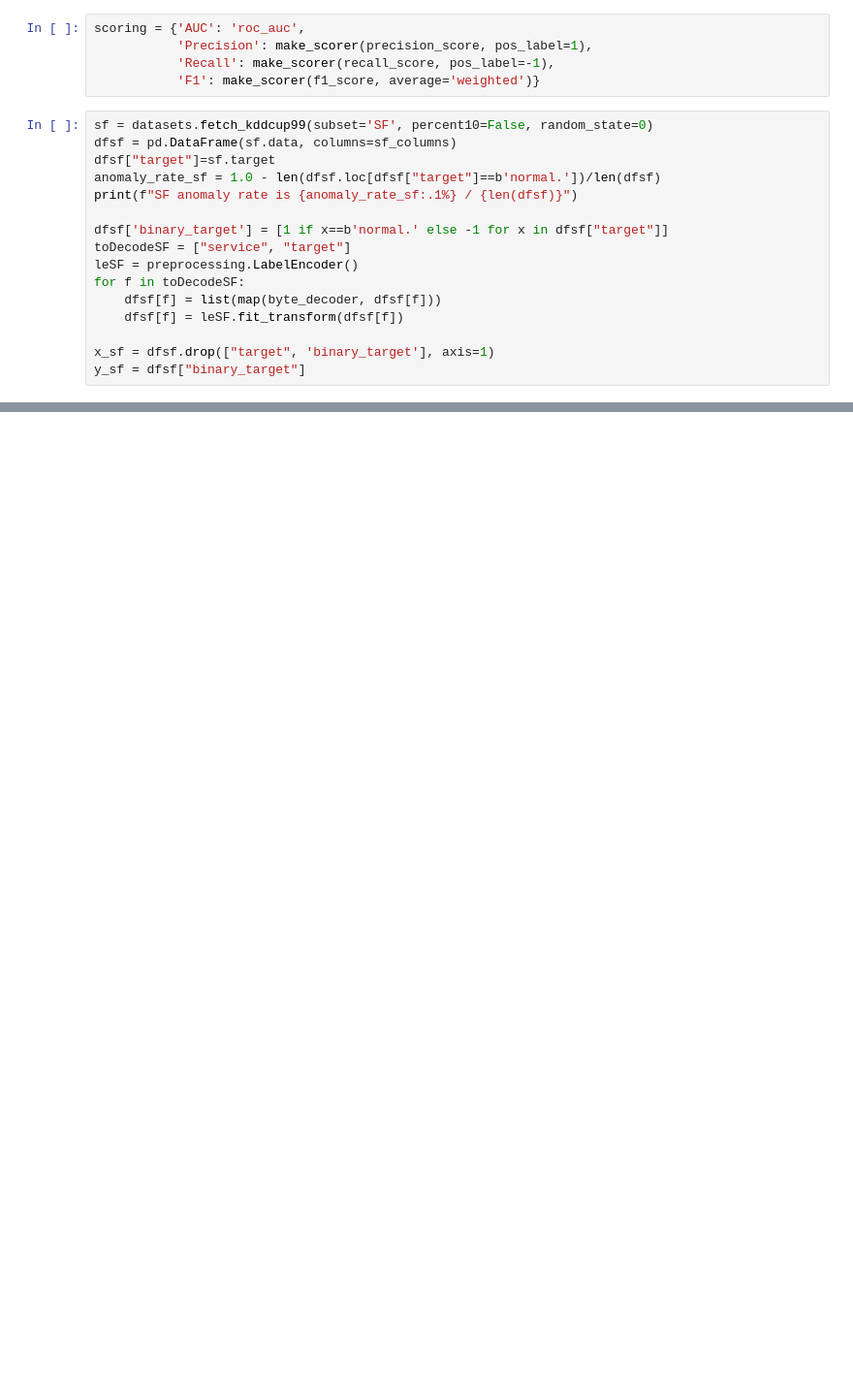
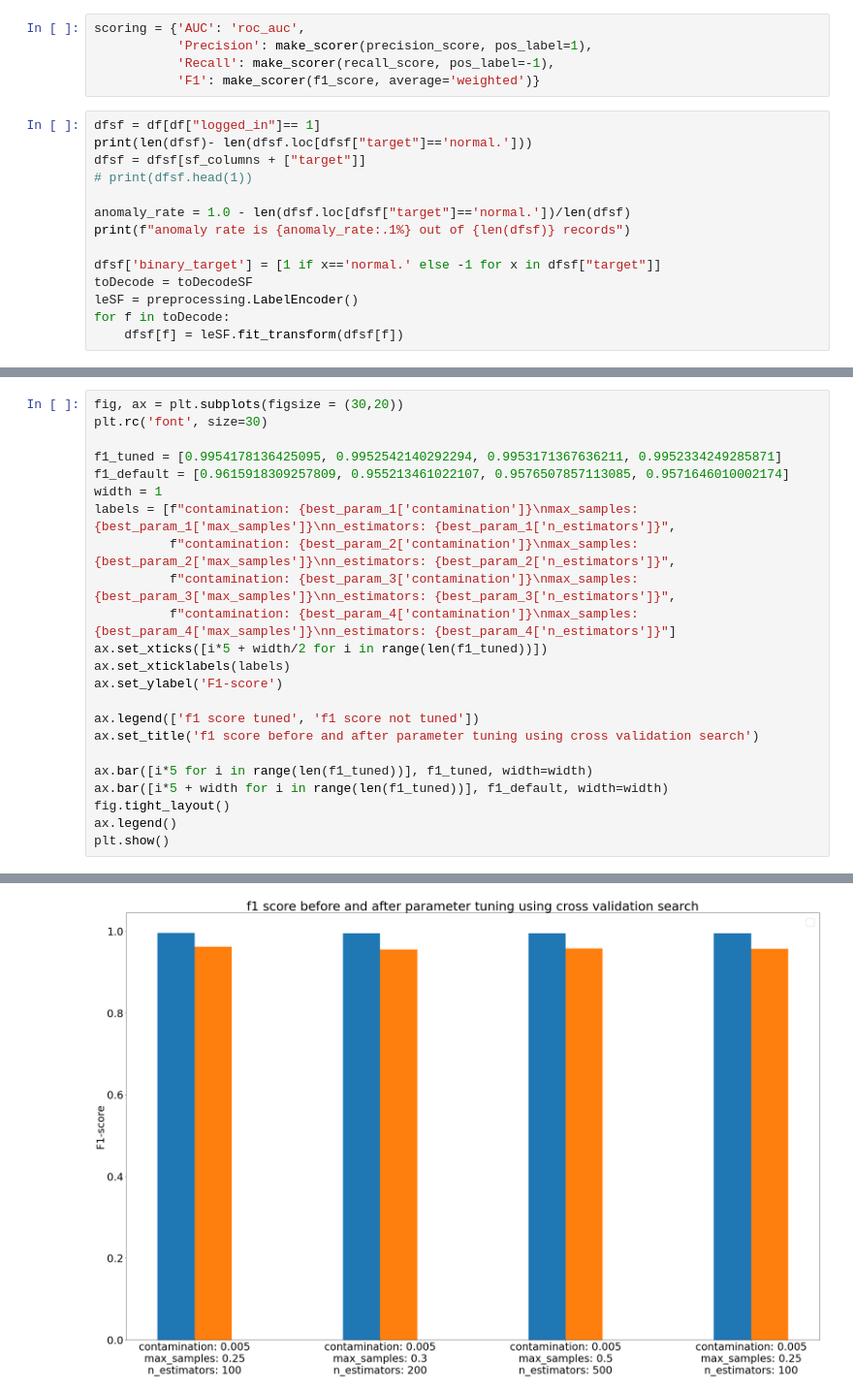
Before and after one commit to Thanhphan1147/kddcup_benchmark, a Jupyter notebook: notebook/Trainning configuration for Isolation Forest.ipynb, the cells around one changed output, grey strips where cells are left out. Shown at 97% size. Saved outputs shown, nothing was run; the diff lists cells and outputs as text; blank space fills up the shorter version.

Commit message:
isolation forest param tuning

```diff
--- a/notebook/Trainning configuration for Isolation Forest.ipynb
+++ b/notebook/Trainning configuration for Isolation Forest.ipynb
@@ -11,18 +42,16 @@ scoring = {'AUC': 'roc_auc',
            'Recall': make_scorer(recall_score, pos_label=-1),
            'F1': make_scorer(f1_score, average='weighted')}
 # %%
-sf = datasets.fetch_kddcup99(subset='SF', percent10=False, random_state=0)
-dfsf = pd.DataFrame(sf.data, columns=sf_columns)
-dfsf["target"]=sf.target
-anomaly_rate_sf = 1.0 - len(dfsf.loc[dfsf["target"]==b'normal.'])/len(dfsf)
-print(f"SF anomaly rate is {anomaly_rate_sf:.1%} / {len(dfsf)}")
+dfsf = df[df["logged_in"]== 1]
+print(len(dfsf)- len(dfsf.loc[dfsf["target"]=='normal.']))
+dfsf = dfsf[sf_columns + ["target"]]
+# print(dfsf.head(1))
 
-dfsf['binary_target'] = [1 if x==b'normal.' else -1 for x in dfsf["target"]]
-toDecodeSF = ["service", "target"]
+anomaly_rate = 1.0 - len(dfsf.loc[dfsf["target"]=='normal.'])/len(dfsf)
+print(f"anomaly rate is {anomaly_rate:.1%} out of {len(dfsf)} records")
+
+dfsf['binary_target'] = [1 if x=='normal.' else -1 for x in dfsf["target"]]
+toDecode = toDecodeSF
 leSF = preprocessing.LabelEncoder()
-for f in toDecodeSF:
-    dfsf[f] = list(map(byte_decoder, dfsf[f]))
+for f in toDecode:
     dfsf[f] = leSF.fit_transform(dfsf[f])
-
-x_sf = dfsf.drop(["target", 'binary_target'], axis=1)
-y_sf = dfsf["binary_target"]
@@ -28,0 +212,24 @@ y_sf = dfsf["binary_target"]
+# %%
+fig, ax = plt.subplots(figsize = (30,20))
+plt.rc('font', size=30)
+
+f1_tuned = [0.9954178136425095, 0.9952542140292294, 0.9953171367636211, 0.9952334249285871]
+f1_default = [0.9615918309257809, 0.955213461022107, 0.9576507857113085, 0.9571646010002174]
+width = 1
+labels = [f"contamination: {best_param_1['contamination']}\nmax_samples: {best_param_1['max_samples']}\nn_estimators: {best_param_1['n_estimators']}",
+          f"contamination: {best_param_2['contamination']}\nmax_samples: {best_param_2['max_samples']}\nn_estimators: {best_param_2['n_estimators']}",
+          f"contamination: {best_param_3['contamination']}\nmax_samples: {best_param_3['max_samples']}\nn_estimators: {best_param_3['n_estimators']}",
+          f"contamination: {best_param_4['contamination']}\nmax_samples: {best_param_4['max_samples']}\nn_estimators: {best_param_4['n_estimators']}"]
+ax.set_xticks([i*5 + width/2 for i in range(len(f1_tuned))])
+ax.set_xticklabels(labels)
+ax.set_ylabel('F1-score')
+
+ax.legend(['f1 score tuned', 'f1 score not tuned'])
+ax.set_title('f1 score before and after parameter tuning using cross validation search')
+
+ax.bar([i*5 for i in range(len(f1_tuned))], f1_tuned, width=width)
+ax.bar([i*5 + width for i in range(len(f1_tuned))], f1_default, width=width)
+fig.tight_layout()
+ax.legend()
+plt.show()
+# %% [output]
@@ -29 +237,2 @@ y_sf = dfsf["binary_target"]
+[figure, added]
 # %% [markdown]
```
Also changed, not shown: parts of 92 cells of this notebook, 3 other files.
